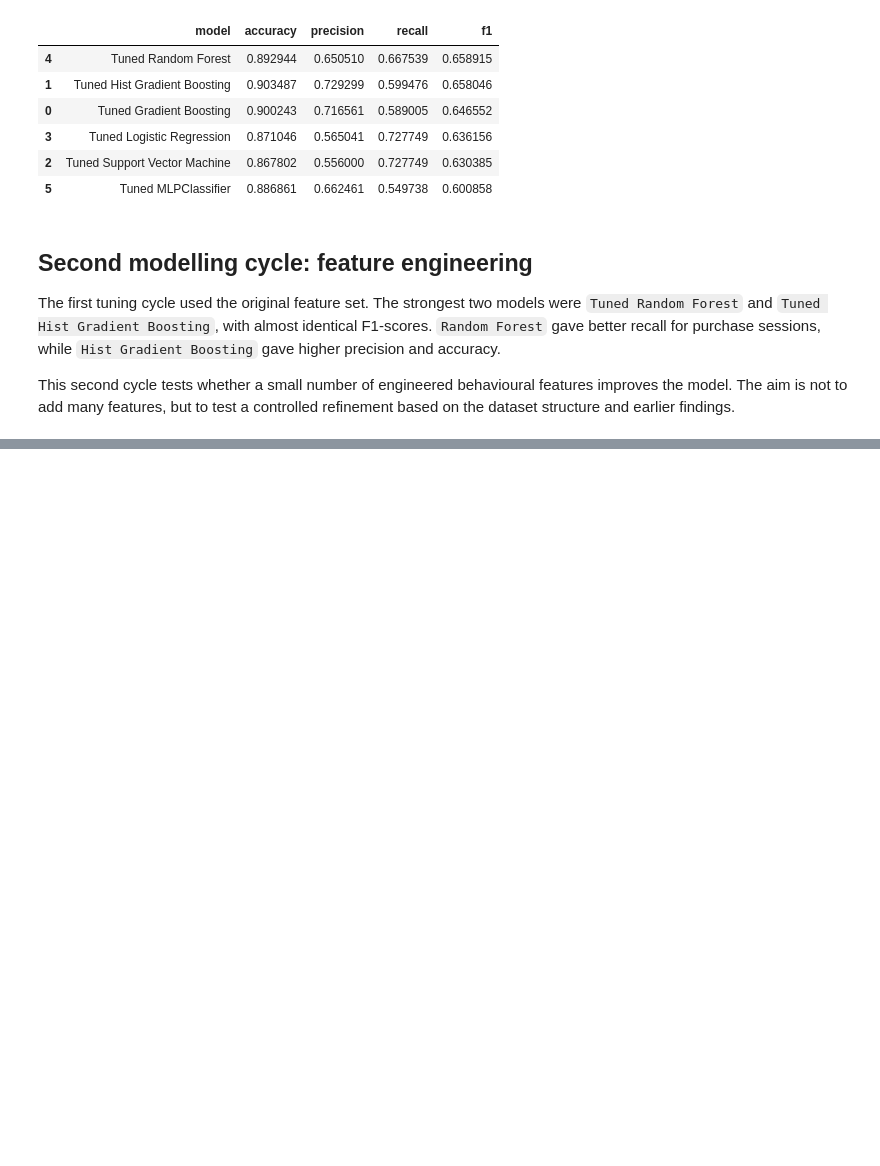
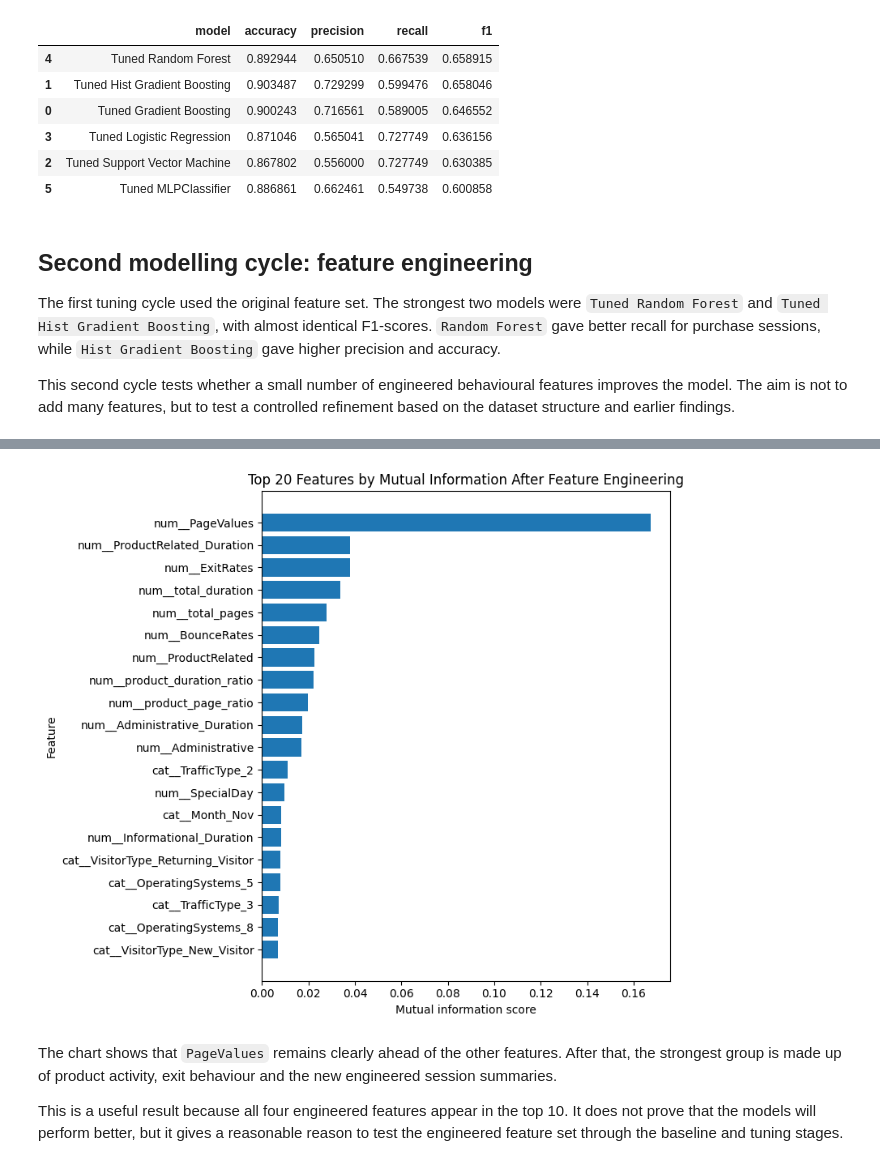
Before and after one commit to tehillabroder/online-purchase-conversion-audit, a Jupyter notebook: notebooks/aml_online_shoppers.ipynb, the cells around one changed output, grey strips where cells are left out. Cells and saved outputs as stored; diff of their text form; code cells hidden in the pictures; blank space fills up the shorter version.

Commit message:
Added engineered feature preparation and MI checks

```diff
--- a/notebooks/aml_online_shoppers.ipynb
+++ b/notebooks/aml_online_shoppers.ipynb
@@ -1537,0 +1689,10 @@ This second cycle tests whether a small number of engineered behavioural feature
+# %%
+preprocessor = ColumnTransformer(
+    transformers=[
+        ("num", StandardScaler(), numerical_features),
+        ("cat", OneHotEncoder(handle_unknown="ignore", sparse_output=False), categorical_features)
+    ],
+    sparse_threshold=0
+)
+
+print(preprocessor)
@@ -1537,0 +1723,22 @@ This second cycle tests whether a small number of engineered behavioural feature
+# %%
+mi_preprocessor = clone(preprocessor)
+
+X_train_processed = mi_preprocessor.fit_transform(X_train)
+processed_feature_names = mi_preprocessor.get_feature_names_out()
+
+mi_scores = mutual_info_classif(
+    X_train_processed,
+    y_train,
+    random_state=RANDOM_STATE
+)
+
+mi_scores_engineered_df = (
+    pd.DataFrame({
+        "feature": processed_feature_names,
+        "mutual_information": mi_scores
+    })
+    .sort_values(by="mutual_information", ascending=False)
+    .reset_index(drop=True)
+)
+
+mi_scores_engineered_df.head(20)
@@ -1537,0 +1769,19 @@ This second cycle tests whether a small number of engineered behavioural feature
+# %%
+top_mi_engineered_features = mi_scores_engineered_df.head(20).sort_values("mutual_information")
+
+plt.figure(figsize=(8, 7))
+plt.barh(
+    top_mi_engineered_features["feature"],
+    top_mi_engineered_features["mutual_information"]
+)
+plt.xlabel("Mutual information score")
+plt.ylabel("Feature")
+plt.title("Top 20 Features by Mutual Information After Feature Engineering")
+plt.tight_layout()
+plt.show()
+# %% [output]
+[figure, added]
+# %% [markdown]
+The chart shows that `PageValues` remains clearly ahead of the other features. After that, the strongest group is made up of product activity, exit behaviour and the new engineered session summaries.
+
+This is a useful result because all four engineered features appear in the top 10. It does not prove that the models will perform better, but it gives a reasonable reason to test the engineered feature set through the baseline and tuning stages.
```
Also changed, not shown: parts of 18 cells of this notebook.
